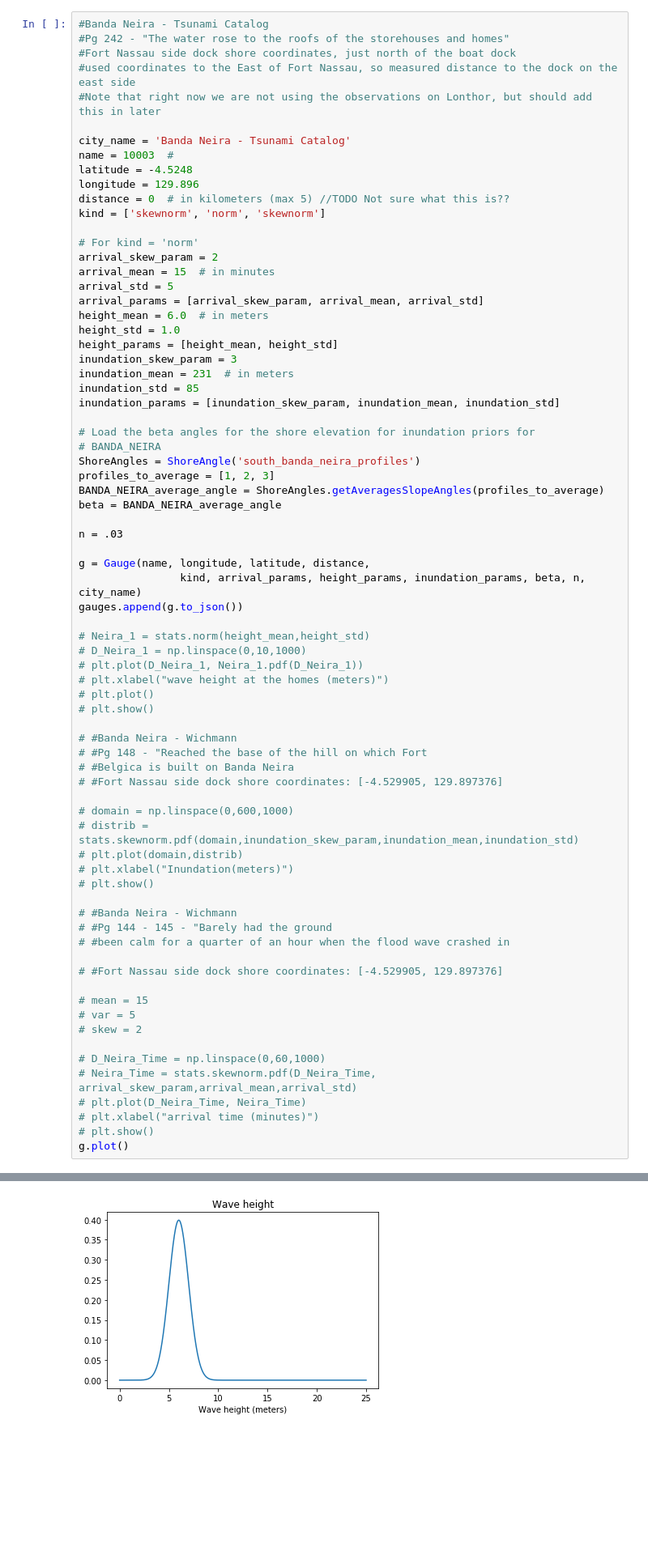
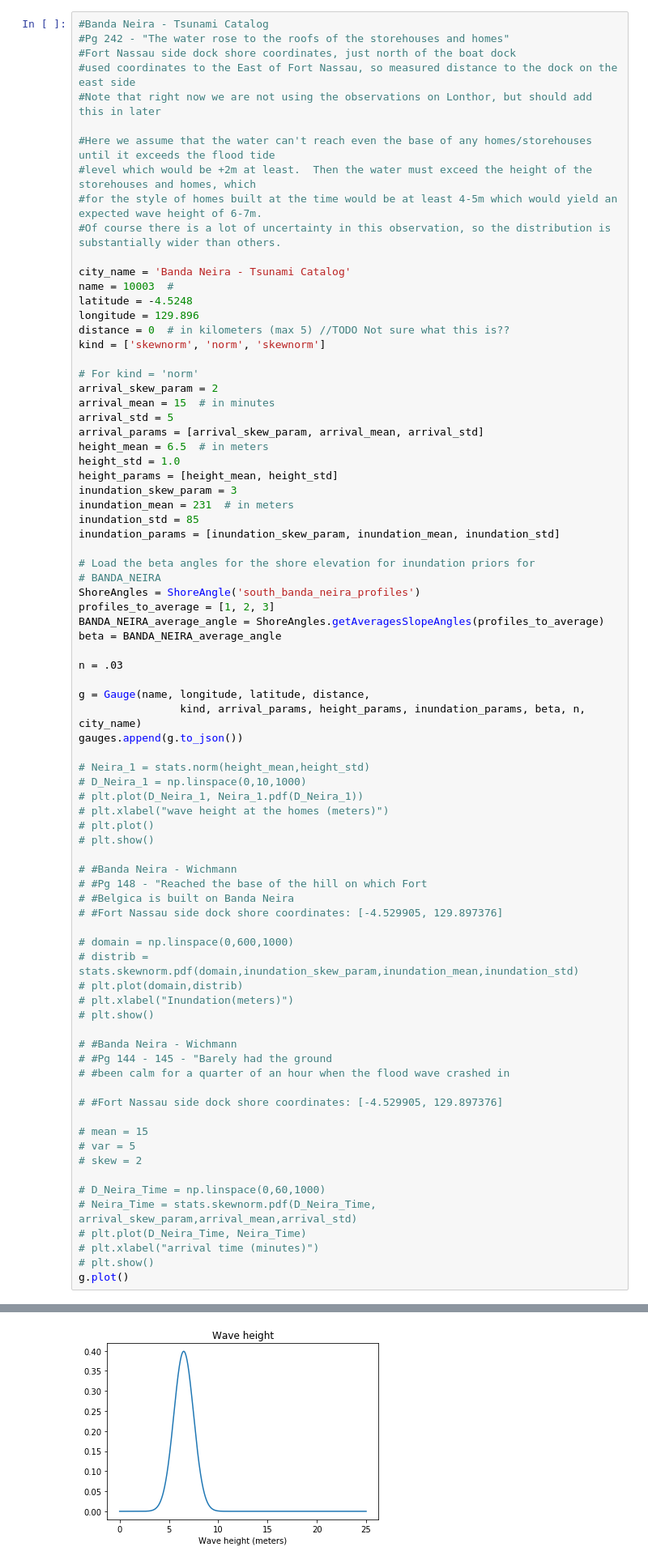
Before and after one commit to jpw37/tsunamibayes, a Jupyter notebook: Model_Scripts/Scenarios/1852jgr/PreRun/Gauges.ipynb, the cells around one changed output, grey strips where cells are left out. Shown at 81% size. Drawn from its saved outputs; the diff is of its cells as text; blank space fills up the shorter version.

```diff
--- a/Model_Scripts/Scenarios/1852jgr/PreRun/Gauges.ipynb
+++ b/Model_Scripts/Scenarios/1852jgr/PreRun/Gauges.ipynb
@@ -118,6 +125,11 @@ Justification: I chose the mean as 3m since this was the observation. I chose th
 #Fort Nassau side dock shore coordinates, just north of the boat dock
 #used coordinates to the East of Fort Nassau, so measured distance to the dock on the east side
 #Note that right now we are not using the observations on Lonthor, but should add this in later
+
+#Here we assume that the water can't reach even the base of any homes/storehouses until it exceeds the flood tide
+#level which would be +2m at least.  Then the water must exceed the height of the storehouses and homes, which
+#for the style of homes built at the time would be at least 4-5m which would yield an expected wave height of 6-7m.
+#Of course there is a lot of uncertainty in this observation, so the distribution is substantially wider than others.
 
 city_name = 'Banda Neira - Tsunami Catalog'
 name = 10003  #
@@ -131,7 +143,7 @@ arrival_skew_param = 2
 arrival_mean = 15  # in minutes
 arrival_std = 5
 arrival_params = [arrival_skew_param, arrival_mean, arrival_std]
-height_mean = 6.0  # in meters
+height_mean = 6.5  # in meters
 height_std = 1.0
 height_params = [height_mean, height_std]
 inundation_skew_param = 3
@@ -161,34 +173,34 @@ gauges.append(g.to_json())
 
 # #Banda Neira - Wichmann
 # #Pg 148 - "Reached the base of the hill on which Fort
 # #Belgica is built on Banda Neira
 # #Fort Nassau side dock shore coordinates: [-4.529905, 129.897376]
 
 # domain = np.linspace(0,600,1000)
 # distrib = stats.skewnorm.pdf(domain,inundation_skew_param,inundation_mean,inundation_std)
 # plt.plot(domain,distrib)
 # plt.xlabel("Inundation(meters)")
 # plt.show()
 
 # #Banda Neira - Wichmann
 # #Pg 144 - 145 - "Barely had the ground
 # #been calm for a quarter of an hour when the flood wave crashed in
 
 # #Fort Nassau side dock shore coordinates: [-4.529905, 129.897376]
 
 # mean = 15
 # var = 5
 # skew = 2
 
 # D_Neira_Time = np.linspace(0,60,1000)
 # Neira_Time = stats.skewnorm.pdf(D_Neira_Time, arrival_skew_param,arrival_mean,arrival_std)
 # plt.plot(D_Neira_Time, Neira_Time)
 # plt.xlabel("arrival time (minutes)")
 # plt.show()
 g.plot()
 # %% [output]
 [figure]
-[figure, old version]
+[figure, new version]
 [figure]
 # %% [markdown]
 Wave Height Justification: traditional indonesian homes seemed to have very steep vaulted roofs their buildings, with stilts on the bottom, it seemed the height on most was well over 10 feet. I based this assumption off of pictures of lat 19th and early 20th century homes found at https://en.wikipedia.org/wiki/Architecture_of_Indonesia
```
Also changed, not shown: parts of 17 cells of this notebook, 1 other file.
